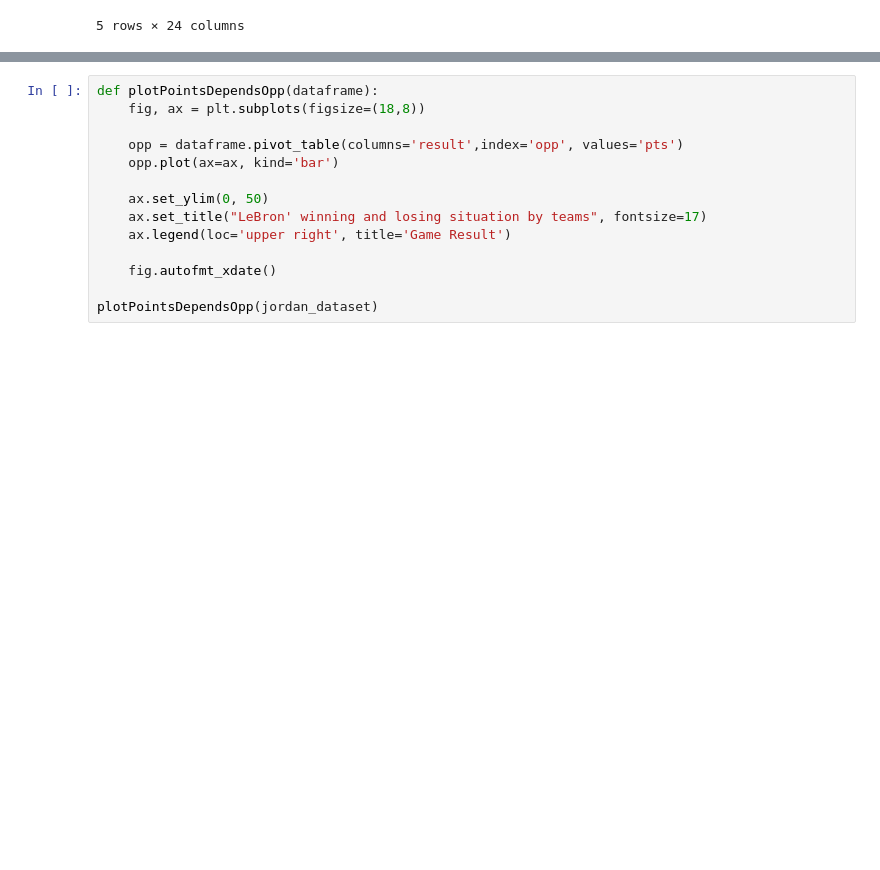
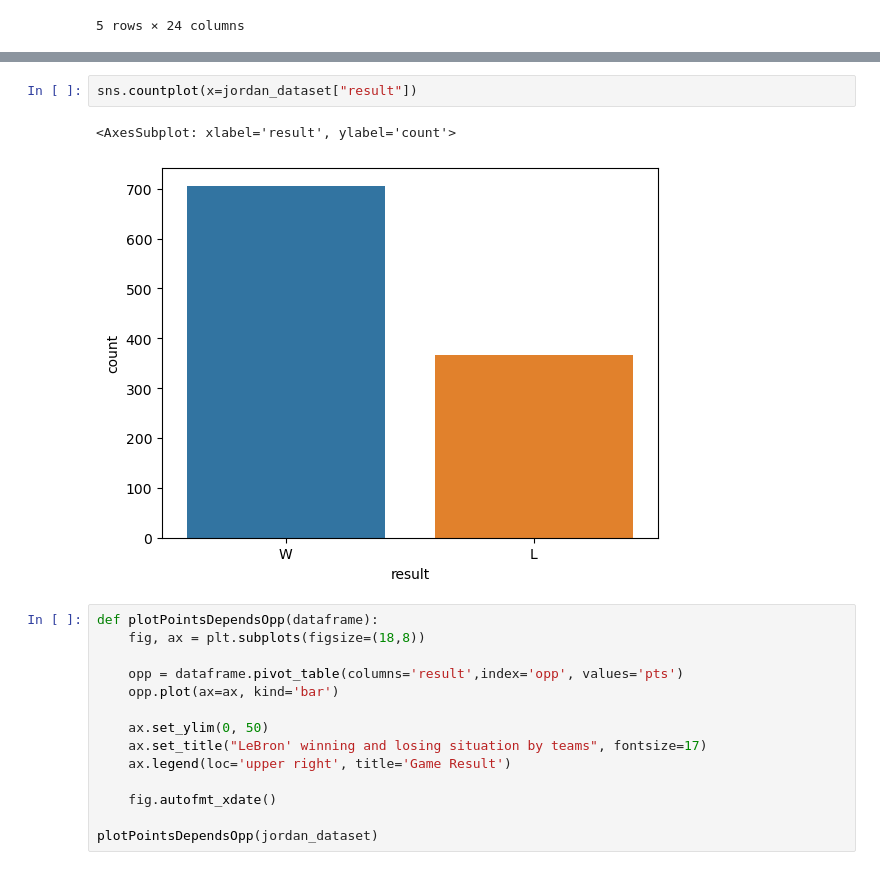
Before and after one commit to jonaprg/Jordan_vs_Lebron_Prediction, a Jupyter notebook: notebooks/develop/LebronVsJordanPrediction.ipynb, the cells around one changed output, grey strips where cells are left out. Cells and saved outputs as stored; diff of their text form; blank space fills up the shorter version.

```diff
--- a/notebooks/develop/LebronVsJordanPrediction.ipynb
+++ b/notebooks/develop/LebronVsJordanPrediction.ipynb
@@ -92,3 +98,8 @@ sns.distplot(jordan_dataset['pts'])
+# %%
+sns.countplot(x=jordan_dataset["result"])
+# %% [output]
+<AxesSubplot: xlabel='result', ylabel='count'>
+[figure, added]
 # %%
 def plotPointsDependsOpp(dataframe):
     fig, ax = plt.subplots(figsize=(18,8))
```
Also changed, not shown: parts of 37 cells of this notebook.
